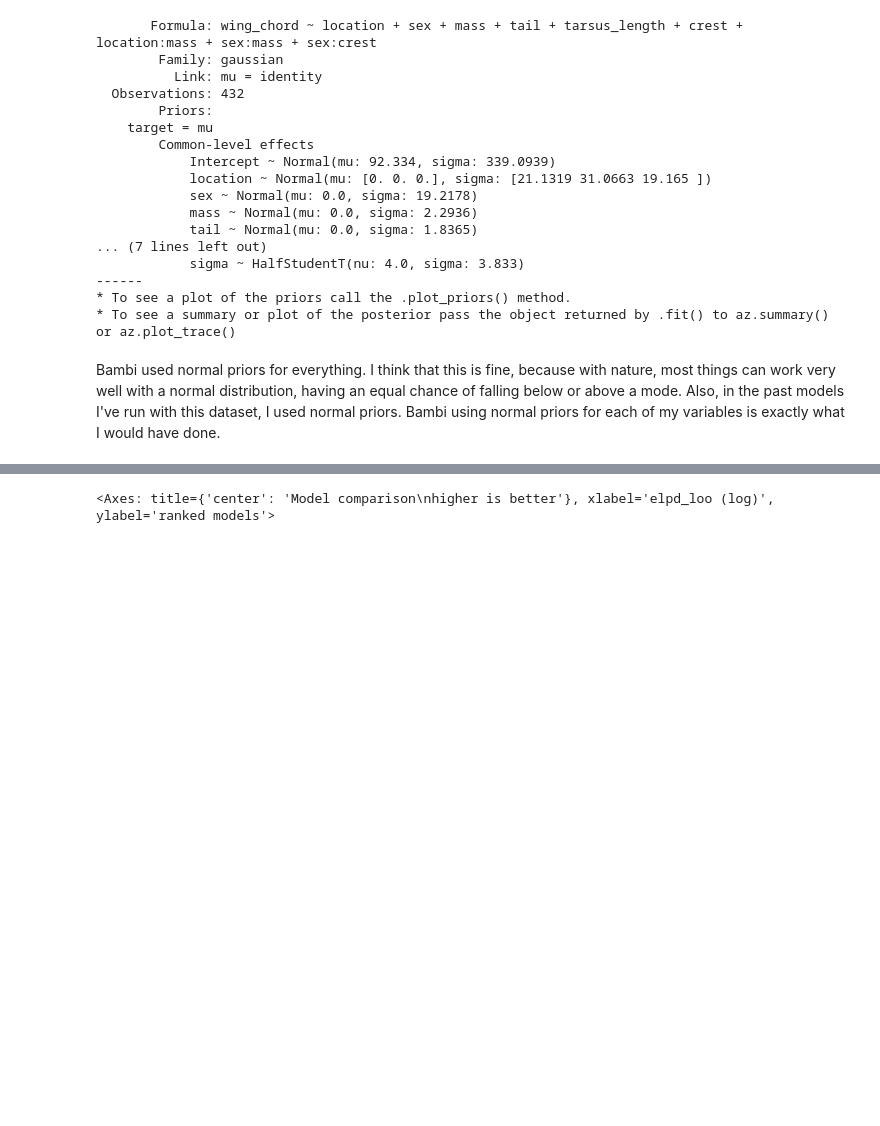
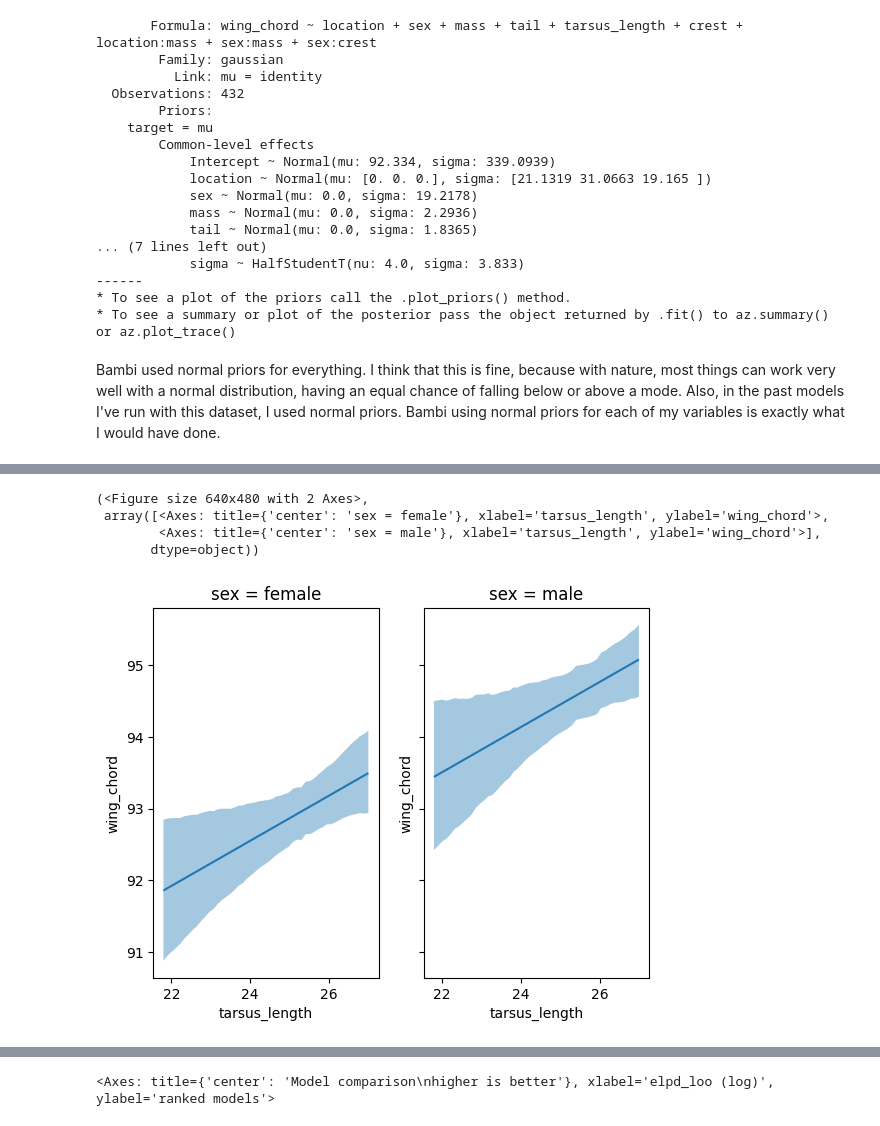
Before and after one commit to Spookytober/Datascience, a Jupyter notebook: Aubr_OrfU6Proj.ipynb, the cells around one changed output, grey strips where cells are left out. Drawn from its saved outputs; the diff is of its cells as text; code cells hidden in the pictures; blank space fills up the shorter version.

```diff
--- a/Aubr_OrfU6Proj.ipynb
+++ b/Aubr_OrfU6Proj.ipynb
@@ -222,0 +252,11 @@ Bambi used normal priors for everything. I think that this is fine, because with
+# %%
+bmb.interpret.plot_predictions(model_wing1, idata_wing1, ["tarsus_length", "sex"],
+                               subplot_kwargs={"group":None, "panel":"sex"},
+                               legend=False,
+                               fig_kwargs={"sharey":True, "sharex":True})
+# %% [output]
+(<Figure size 640x480 with 2 Axes>,
+ array([<Axes: title={'center': 'sex = female'}, xlabel='tarsus_length', ylabel='wing_chord'>,
+        <Axes: title={'center': 'sex = male'}, xlabel='tarsus_length', ylabel='wing_chord'>],
+       dtype=object))
+[figure, added]
```
Also changed, not shown: parts of 10 cells of this notebook.
